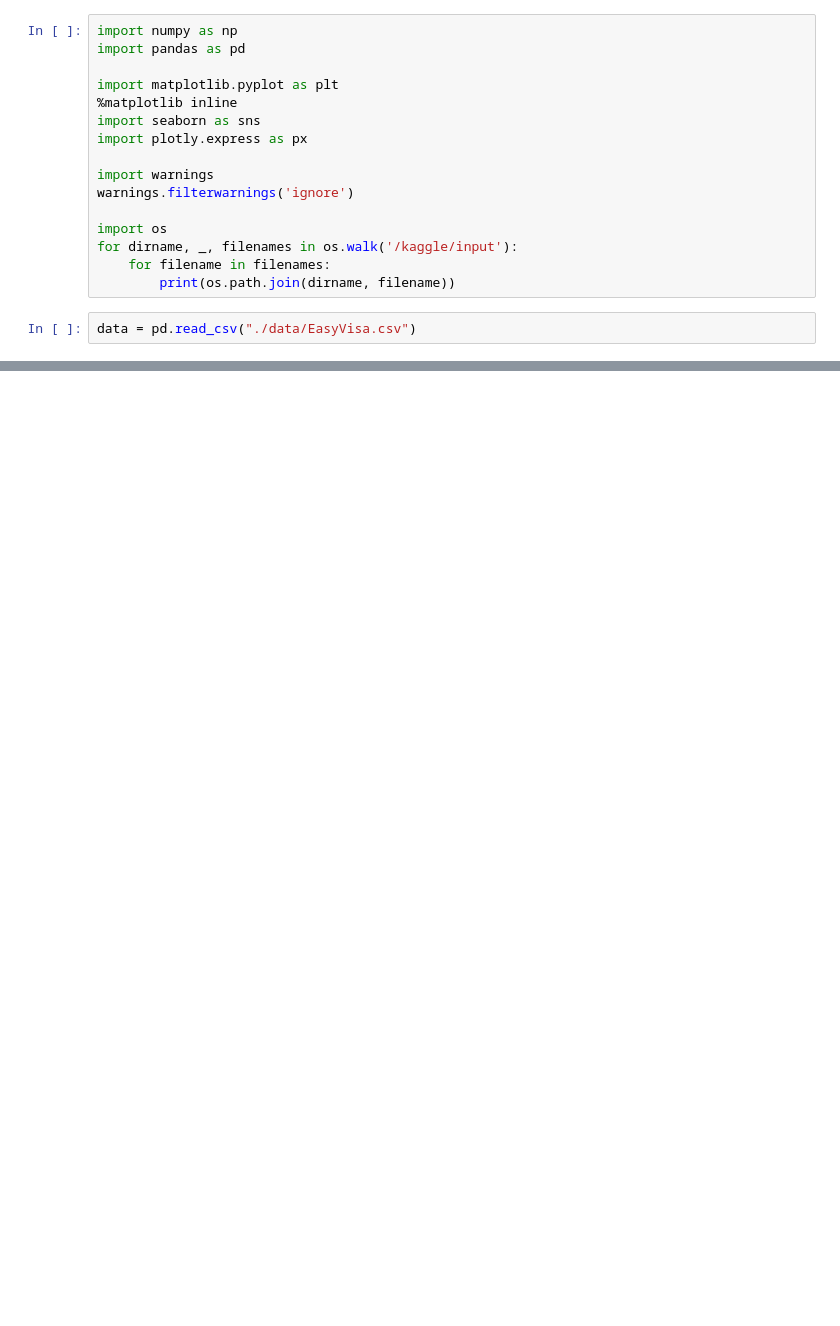
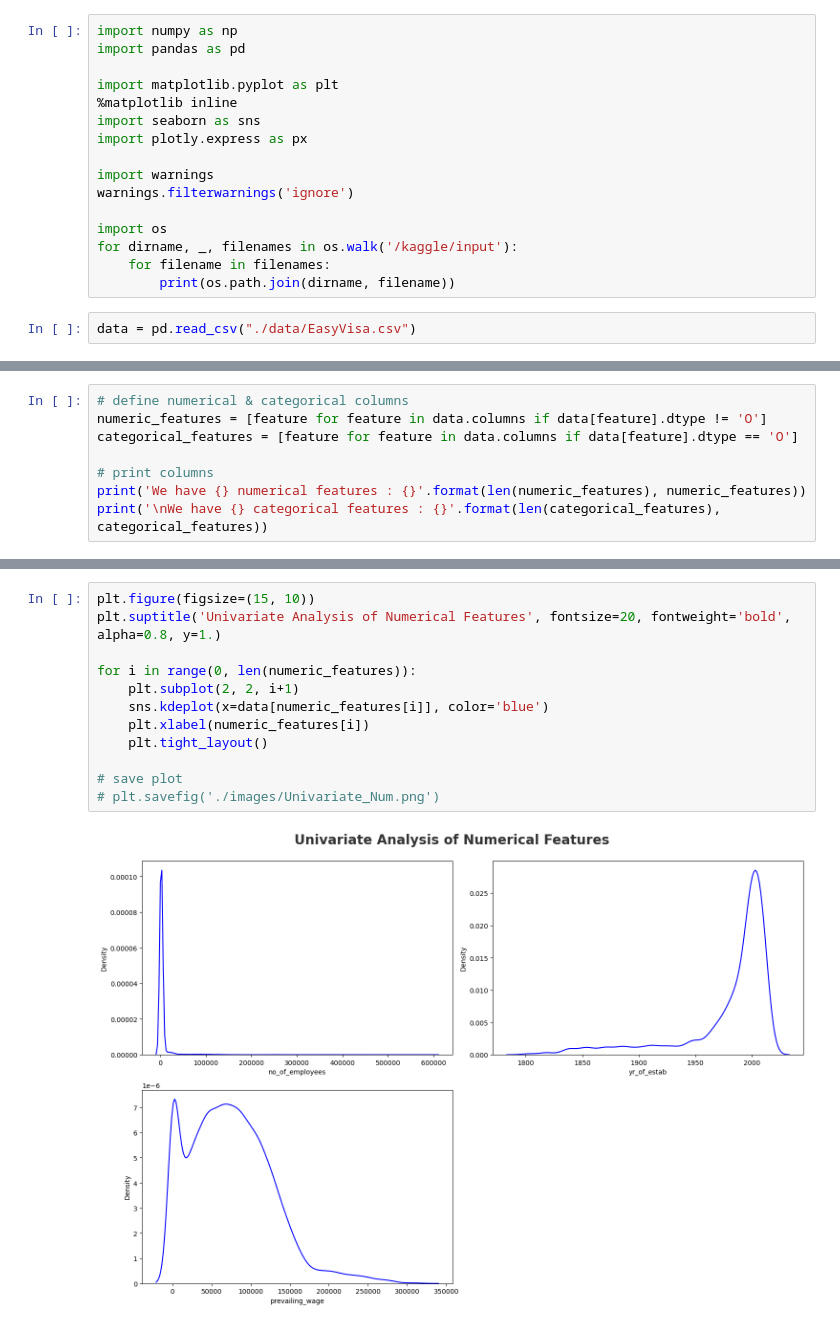
Before and after one commit to TakibYeasar/MLOPs-For-Production-Ready-ML-Project, a Jupyter notebook: notebook/US Visa applications.ipynb, the cells around one changed output, grey strips where cells are left out. Saved outputs shown, nothing was run; the diff lists cells and outputs as text; blank space fills up the shorter version.

```diff
--- a/notebook/US Visa applications.ipynb
+++ b/notebook/US Visa applications.ipynb
@@ -29,0 +93,8 @@ data.head()
+# %%
+# define numerical & categorical columns
+numeric_features = [feature for feature in data.columns if data[feature].dtype != 'O']
+categorical_features = [feature for feature in data.columns if data[feature].dtype == 'O']
+
+# print columns
+print('We have {} numerical features : {}'.format(len(numeric_features), numeric_features))
+print('\nWe have {} categorical features : {}'.format(len(categorical_features), categorical_features))
@@ -29,0 +141,14 @@ data.head()
+# %%
+plt.figure(figsize=(15, 10))
+plt.suptitle('Univariate Analysis of Numerical Features', fontsize=20, fontweight='bold', alpha=0.8, y=1.)
+
+for i in range(0, len(numeric_features)):
+    plt.subplot(2, 2, i+1)
+    sns.kdeplot(x=data[numeric_features[i]], color='blue')
+    plt.xlabel(numeric_features[i])
+    plt.tight_layout()
+
+# save plot
+# plt.savefig('./images/Univariate_Num.png')
+# %% [output]
+[figure, added]
```
Also changed, not shown: parts of 128 cells of this notebook, 13 other files.
